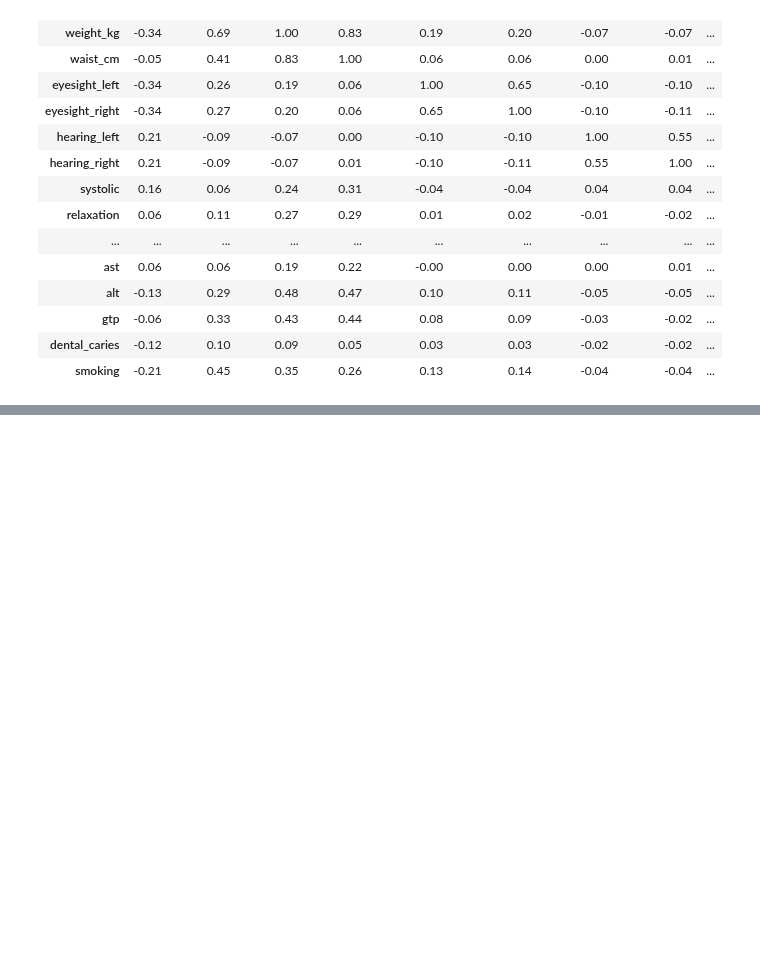
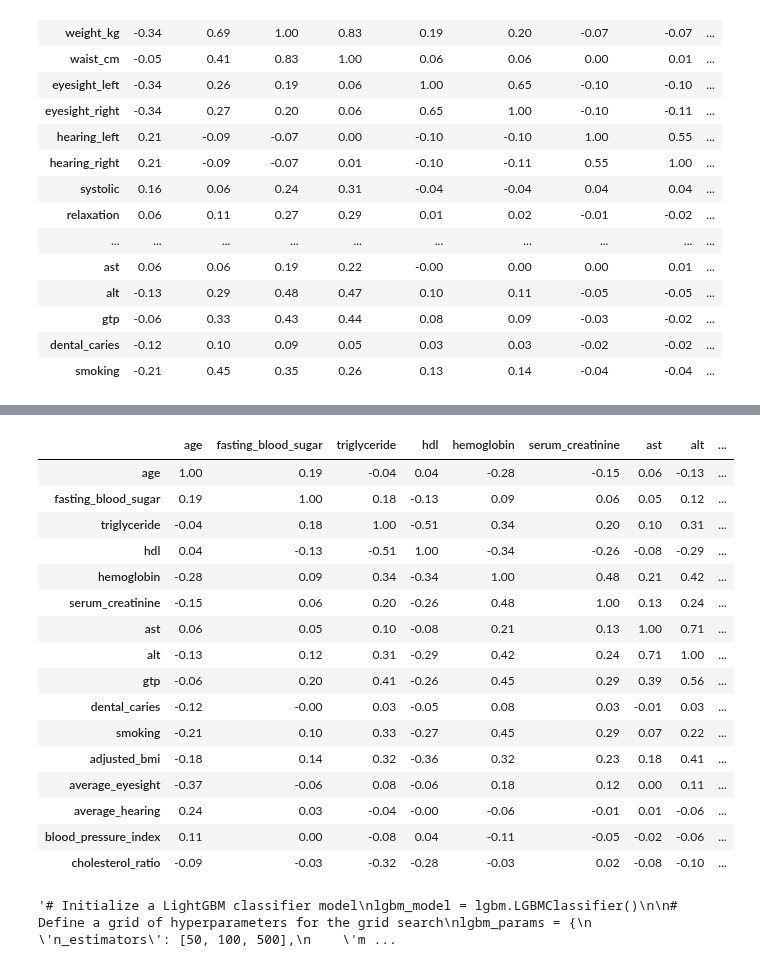
Before and after one commit to abhirup-ghosh/kaggle, a Jupyter notebook: smoker-classifier-using-bio-signals.ipynb, the cells around one changed output, grey strips where cells are left out. Drawn from its saved outputs; the diff is of its cells as text; code cells hidden in the pictures; blank space fills up the shorter version.

```diff
--- a/smoker-classifier-using-bio-signals.ipynb
+++ b/smoker-classifier-using-bio-signals.ipynb
@@ -931,0 +1019,50 @@ del df_test_int['smoking']
+# %%
+def feature_engineering(df):
+
+    # Feature engineering for adjusted BMI with waist circumference
+    df['adjusted_bmi'] = df['weight_kg'] / ((df['height_cm'] / 100) ** 2 + (df['waist_cm'] / 100) ** 2)
+
+    # Feature engineering for average eyesight
+    df['average_eyesight'] = np.log1p((np.expm1(df['eyesight_left']) + np.expm1(df['eyesight_right'])) / 2)
+
+    # Feature engineering for average hearing
+    df['average_hearing'] = (df['hearing_left'] + df['hearing_right']) / 2
+
+    # Feature engineering for blood pressure index
+    df['blood_pressure_index'] = df['systolic'] / df['relaxation']
+
+    # Feature engineering for cholesterol ratio
+    df['cholesterol_ratio'] = df['ldl'] / df['cholesterol']
+
+
+    # drop columns
+    df.drop(columns=['weight_kg', 'height_cm', 'waist_cm',\
+                     'eyesight_left', 'eyesight_right',\
+                     'hearing_left', 'hearing_right',\
+                     'systolic', 'relaxation', 'ldl',\
+                     'cholesterol'], axis=1, inplace=True)
+
+    return df
+# %%
+df_train = feature_engineering(df_train)
+df_test_ext = feature_engineering(df_test_ext)
+# %%
+df_train.corr().style.background_gradient(cmap='coolwarm').format(precision=2)
+# %% [output]
+|  | age | fasting_blood_sugar | triglyceride | hdl | hemoglobin | serum_creatinine | ast | alt | ... |
+| age | 1.00 | 0.19 | -0.04 | 0.04 | -0.28 | -0.15 | 0.06 | -0.13 | ... |
+| fasting_blood_sugar | 0.19 | 1.00 | 0.18 | -0.13 | 0.09 | 0.06 | 0.05 | 0.12 | ... |
+| triglyceride | -0.04 | 0.18 | 1.00 | -0.51 | 0.34 | 0.20 | 0.10 | 0.31 | ... |
+| hdl | 0.04 | -0.13 | -0.51 | 1.00 | -0.34 | -0.26 | -0.08 | -0.29 | ... |
+| hemoglobin | -0.28 | 0.09 | 0.34 | -0.34 | 1.00 | 0.48 | 0.21 | 0.42 | ... |
+| serum_creatinine | -0.15 | 0.06 | 0.20 | -0.26 | 0.48 | 1.00 | 0.13 | 0.24 | ... |
+| ast | 0.06 | 0.05 | 0.10 | -0.08 | 0.21 | 0.13 | 1.00 | 0.71 | ... |
+| alt | -0.13 | 0.12 | 0.31 | -0.29 | 0.42 | 0.24 | 0.71 | 1.00 | ... |
+| gtp | -0.06 | 0.20 | 0.41 | -0.26 | 0.45 | 0.29 | 0.39 | 0.56 | ... |
+| dental_caries | -0.12 | -0.00 | 0.03 | -0.05 | 0.08 | 0.03 | -0.01 | 0.03 | ... |
+| smoking | -0.21 | 0.10 | 0.33 | -0.27 | 0.45 | 0.29 | 0.07 | 0.22 | ... |
+| adjusted_bmi | -0.18 | 0.14 | 0.32 | -0.36 | 0.32 | 0.23 | 0.18 | 0.41 | ... |
+| average_eyesight | -0.37 | -0.06 | 0.08 | -0.06 | 0.18 | 0.12 | 0.00 | 0.11 | ... |
+| average_hearing | 0.24 | 0.03 | -0.04 | -0.00 | -0.06 | -0.01 | 0.01 | -0.06 | ... |
+| blood_pressure_index | 0.11 | 0.00 | -0.08 | 0.04 | -0.11 | -0.05 | -0.02 | -0.06 | ... |
+| cholesterol_ratio | -0.09 | -0.03 | -0.32 | -0.28 | -0.03 | 0.02 | -0.08 | -0.10 | ... |
@@ -954,0 +1095,27 @@ features = num_cols + le_cols + ohe_features
+# %%
+"""# Initialize a LightGBM classifier model
+lgbm_model = lgbm.LGBMClassifier()
+
+# Define a grid of hyperparameters for the grid search
+lgbm_params = {
+    'n_estimators': [50, 100, 500],
+    'max_depth': [6, 9, 12],
+    'learning_rate': [0.01, 0.1, 1.0],
+    'boosting_type': ['gbdt', 'dart', 'goss']
+}
+
+# Create a GridSearchCV object with the LightGBM model, parameter grid, scoring metric, and other settings
+clf = GridSearchCV(lgbm_model, lgbm_params, scoring=scoring, refit='auc', n_jobs=-1, verbose=0)
+
+# Fit the GridSearchCV object to the training data
+clf.fit(X_train, y_train)
+
+# Retrieve the best estimator from the grid search
+lgbm_best = clf.best_estimator_
+
+# Print the best estimator, best parameters, and corresponding best score achieved during the grid search
+print("Best Estimator:", lgbm_best)
+print("Best Parameters:", clf.best_params_)
+print("Best Score:", clf.best_score_)"""
+# %% [output]
+'# Initialize a LightGBM classifier model\nlgbm_model = lgbm.LGBMClassifier()\n\n# Define a grid of hyperparameters for the grid search\nlgbm_params = {\n    \'n_estimators\': [50, 100, 500],\n    \'m ...
```
Also changed, not shown: parts of 18 cells of this notebook.
